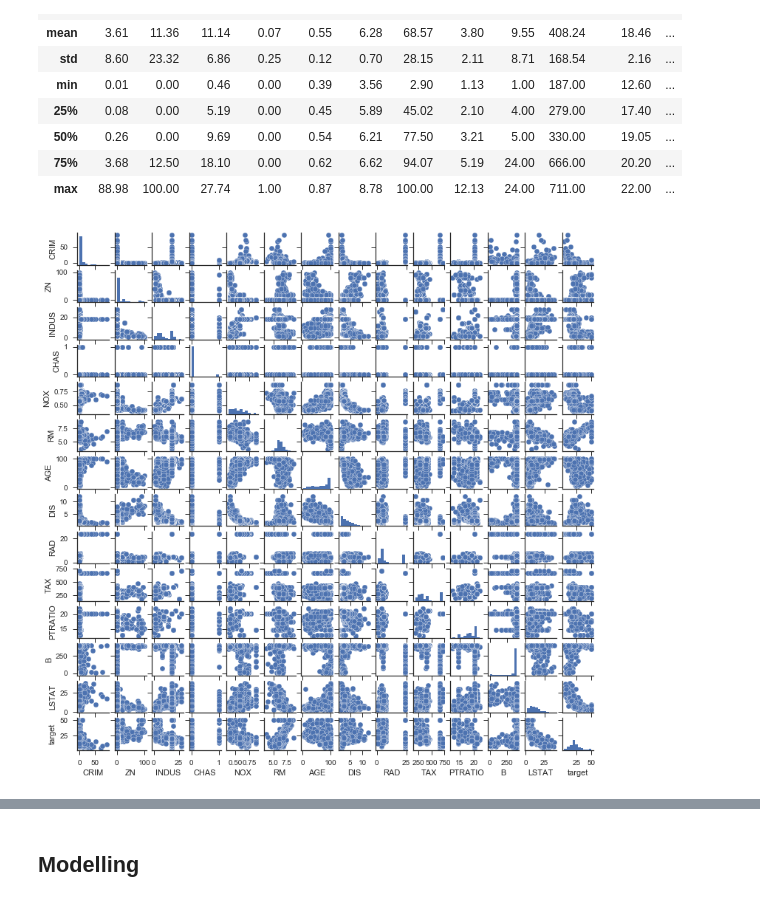
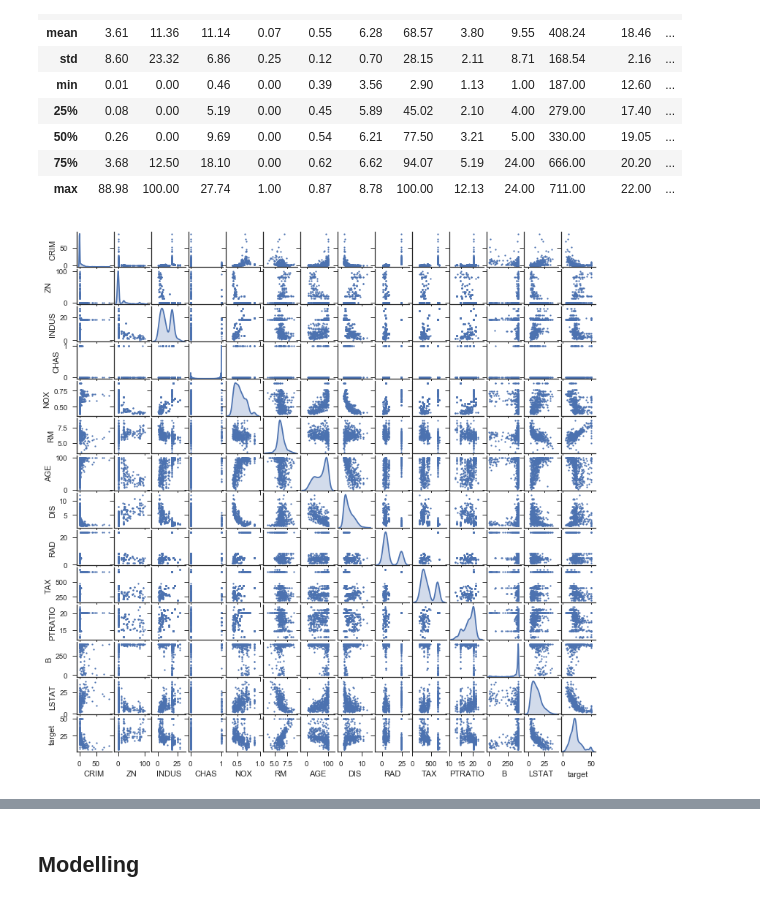
Before and after one commit to jeevankumarr/ml-books, a Jupyter notebook: regression/xgboost_pdp_plots.ipynb, the cells around one changed output, grey strips where cells are left out. Saved outputs shown, nothing was run; the diff lists cells and outputs as text; code cells hidden in the pictures.

```diff
--- a/classification/xgboost_pdp_plots.ipynb
+++ b/regression/xgboost_pdp_plots.ipynb
@@ -100,10 +100,12 @@ data.describe()
 | 75% | 3.68 | 12.50 | 18.10 | 0.00 | 0.62 | 6.62 | 94.07 | 5.19 | 24.00 | 666.00 | 20.20 | ... |
 | max | 88.98 | 100.00 | 27.74 | 1.00 | 0.87 | 8.78 | 100.00 | 12.13 | 24.00 | 711.00 | 22.00 | ... |
 # %%
-g = sns.pairplot(data)
+g = sns.pairplot(data, size=5, diag_kind="kde",
+                 diag_kws=dict(shade=True),
+                 plot_kws=dict(s=5, edgecolor="b", linewidth=0))
 plt.gcf().set_size_inches(10,10)
 # %% [output]
-[figure, old version]
+[figure, new version]
 # %%
 sns.distplot(boston['target'])
 t = plt.gcf().suptitle('Boston: House Prices')
```
Also changed, not shown: parts of 12 cells of this notebook, 1 other file.
